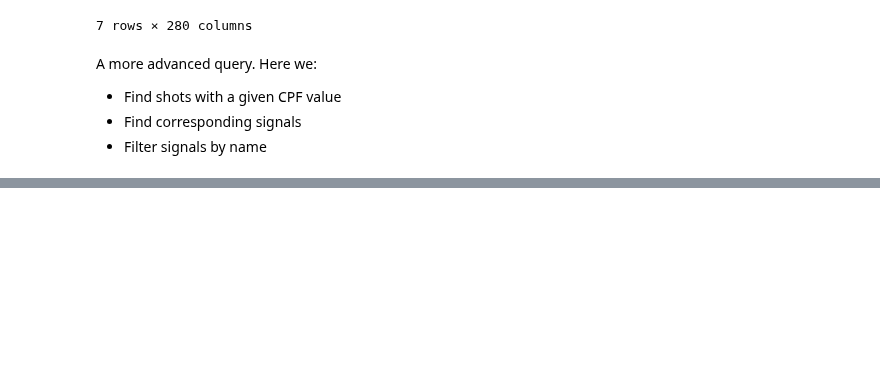
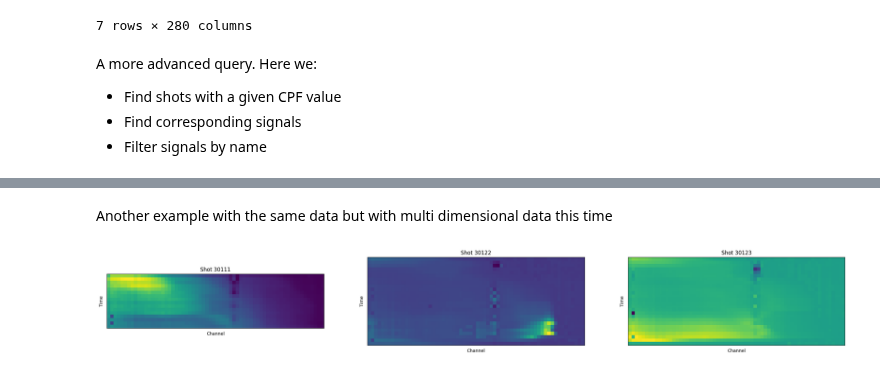
Before and after one commit to ukaea/fair-mast, a Jupyter notebook: db_query_example.ipynb, the cells around one changed output, grey strips where cells are left out. Cells and saved outputs as stored; diff of their text form; code cells hidden in the pictures; blank space fills up the shorter version.

```diff
--- a/db_query_example.ipynb
+++ b/db_query_example.ipynb
@@ -132,0 +116,23 @@ Attributes: (0)
+# %% [markdown]
+Another example with the same data but with multi dimensional data this time
+# %%
+# Choose only relevant shots
+data = {row['name']: xr.open_zarr(row.uri, consolidated=False) for index, row in result[['name', 'uri']].iterrows()}
+dataset = data['acd_ACD_SW_TRESFIT_C6D'].copy()
+dataset = dataset.isel(index=dataset['shot_id'].isin(shot_ids))
+shots = dataset.groupby('shot_id')
+
+n_shots = len(shots)
+fig, axes = plt.subplots(1, n_shots, figsize=(10*n_shots, 10))
+
+for index, (shot_id, shot) in enumerate(shots):
+    data = shot['acd_ACD_SW_TRESFIT_C6D']
+    time = shot['time']
+    axes[index].matshow(data)
+    axes[index].set_xticks([], [])
+    axes[index].set_yticks([], [])
+    axes[index].set_ylabel('Time')
+    axes[index].set_xlabel('Channel')
+    axes[index].set_title(f'Shot {shot_id:.0f}')
+# %% [output]
+[figure, added]
```
Also changed, not shown: parts of 3 cells of this notebook.
